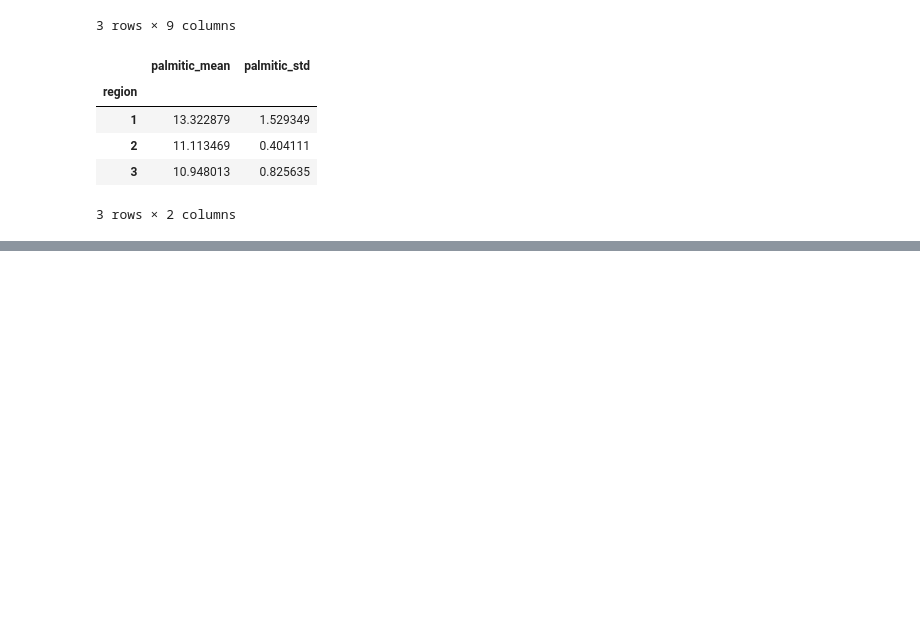
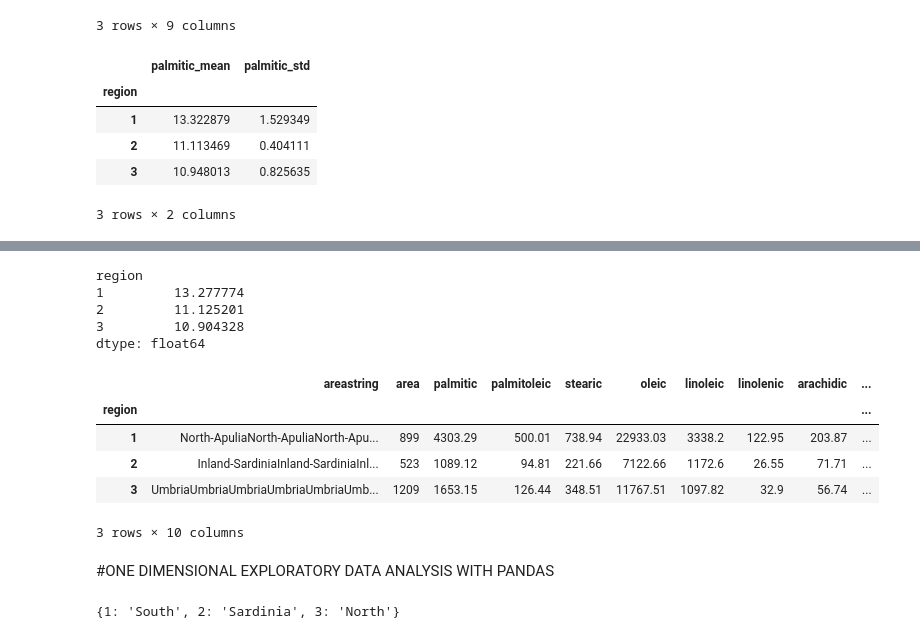
Before and after one commit to tfolkman/CS109, a Jupyter notebook: Week3/Lab3.ipynb, the cells around one changed output, grey strips where cells are left out. Cells and saved outputs as stored; diff of their text form; code cells hidden in the pictures; blank space fills up the shorter version.

```diff
--- a/Week3/Lab3.ipynb
+++ b/Week3/Lab3.ipynb
@@ -265,0 +278,30 @@ Name: palmitic, dtype: float64
+# %%
+def wavg(f):
+    return (f.palmitic*f.weight).sum() / f.weight.sum()
+smallerdf.groupby('region').apply(wavg)
+# %% [output]
+region
+1         13.277774
+2         11.125201
+3         10.904328
+dtype: float64
+# %%
+def myfunc(column):
+    return np.sum(column)
+region_groupby.aggregate(myfunc)
+# %% [output]
+|  | areastring | area | palmitic | palmitoleic | stearic | oleic | linoleic | linolenic | arachidic | ... |
+| region |  |  |  |  |  |  |  |  |  | ... |
+| 1 | North-ApuliaNorth-ApuliaNorth-Apu... | 899 | 4303.29 | 500.01 | 738.94 | 22933.03 | 3338.2 | 122.95 | 203.87 | ... |
+| 2 | Inland-SardiniaInland-SardiniaInl... | 523 | 1089.12 | 94.81 | 221.66 | 7122.66 | 1172.6 | 26.55 | 71.71 | ... |
+| 3 | UmbriaUmbriaUmbriaUmbriaUmbriaUmb... | 1209 | 1653.15 | 126.44 | 348.51 | 11767.51 | 1097.82 | 32.9 | 56.74 | ... |
+3 rows × 10 columns
+# %% [markdown]
+#ONE DIMENSIONAL EXPLORATORY DATA ANALYSIS WITH PANDAS
+# %%
+rkeys = [1, 2, 3]
+rvals = ['South', 'Sardinia', 'North']
+rmap = dict(zip(rkeys,rvals))
+rmap
+# %% [output]
+{1: 'South', 2: 'Sardinia', 3: 'North'}
```
Also changed, not shown: parts of 14 cells of this notebook, 1 other file.
